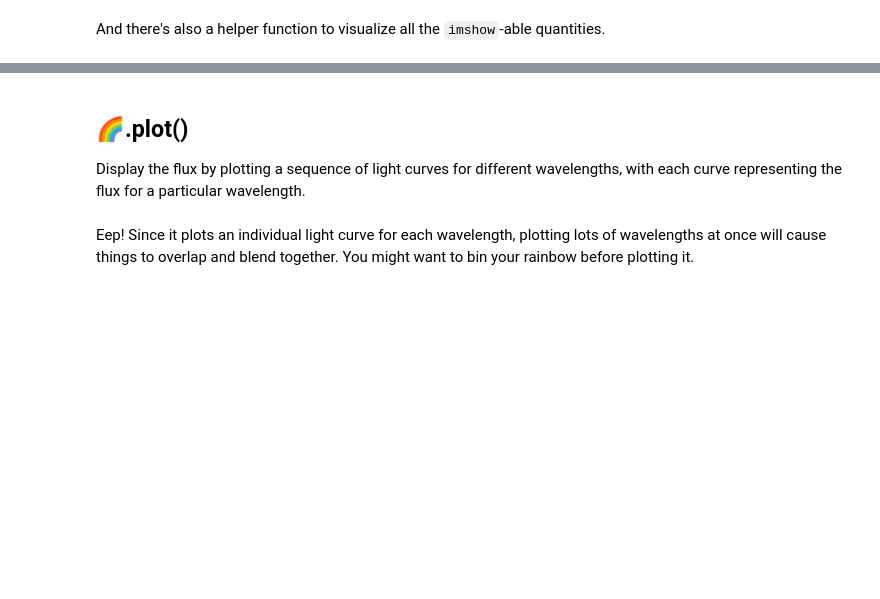
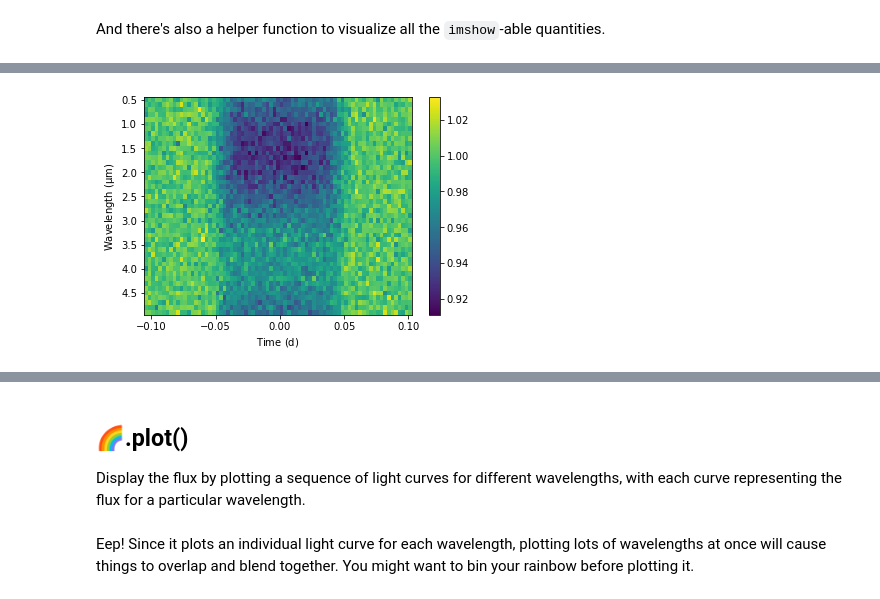
Before and after one commit to zkbt/chromatic, a Jupyter notebook: docs/visualizing.ipynb, the cells around one changed output, grey strips where cells are left out. Saved outputs shown, nothing was run; the diff lists cells and outputs as text; code cells hidden in the pictures; blank space fills up the shorter version.

Commit message:
add `.pcolormesh` to `Rainbow` and documentation

```diff
--- a/docs/visualizing.ipynb
+++ b/docs/visualizing.ipynb
@@ -5,12 +5,12 @@ from chromatic import *
 # %% [markdown]
 There are a few standard ways of visualizing rainbows. We'll demonstrate them by generating a simulated rainbow, with a cute wavelength-dependent transit signal injected into it.
 # %%
-s = SimulatedRainbow(dw=0.1 * u.micron, signal_to_noise=300, dt=4 * u.minute)
+s = SimulatedRainbow(dw=0.1 * u.micron, dt=4 * u.minute)
 
 # inject an interesting transit signal
 theta = np.linspace(0, 2 * np.pi, s.nwave)
-planet_radius = np.sin(theta) * 0.025 + 0.15
-r = s.inject_transit(planet_radius=planet_radius)
+planet_radius = np.sin(theta) * 0.05 + 0.2
+r = s.inject_transit(planet_radius=planet_radius).inject_noise()
 # %% [markdown]
 ## 🌈.imshow()
 
@@ -31,0 +44,4 @@ r.imshow_quantities()
+# %%
+r.pcolormesh();
+# %% [output]
+[figure, added]
```
Also changed, not shown: parts of 7 cells of this notebook, 5 other files.
